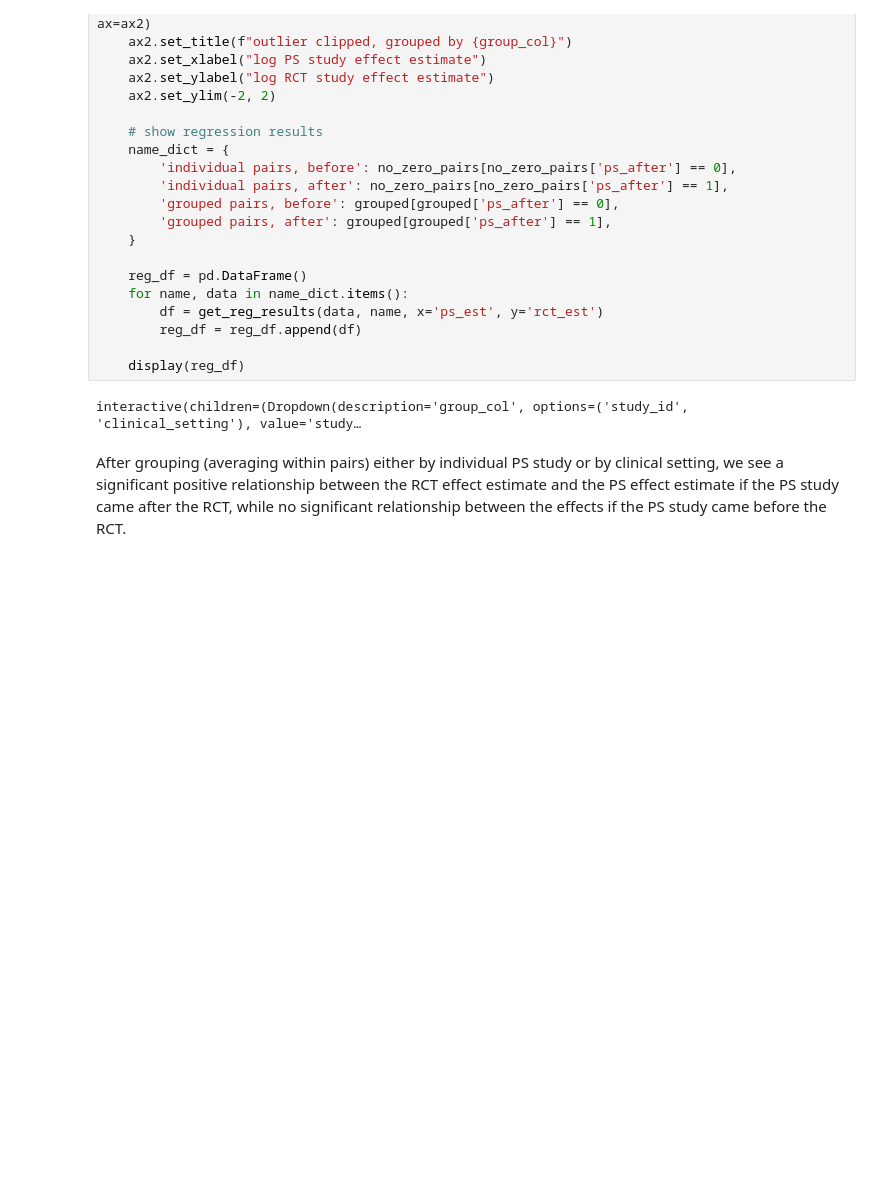
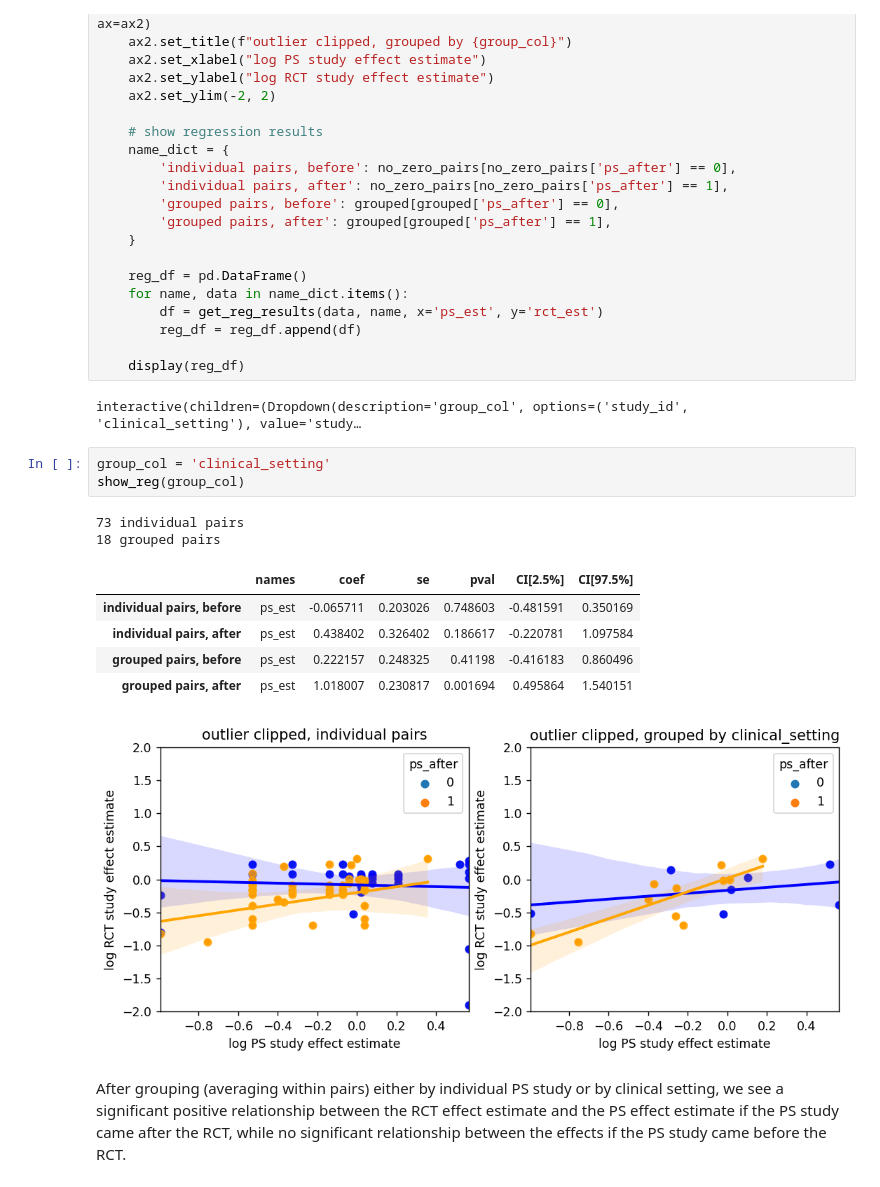
Before and after one commit to tliu526/psm-leakage, a Jupyter notebook: psm_leakage.ipynb, the cells around one changed output. Saved outputs shown, nothing was run; the diff lists cells and outputs as text; blank space fills up the shorter version.

Commit message:
render figure outside of widget for viewing

```diff
--- a/psm_leakage.ipynb
+++ b/psm_leakage.ipynb
@@ -205,6 +201,18 @@ def show_reg(group_col):
     display(reg_df)
 # %% [output]
 interactive(children=(Dropdown(description='group_col', options=('study_id', 'clinical_setting'), value='study…
+# %%
+group_col = 'clinical_setting'
+show_reg(group_col)
+# %% [output]
+73 individual pairs
+18 grouped pairs
+|  | names | coef | se | pval | CI[2.5%] | CI[97.5%] |
+| individual pairs, before | ps_est | -0.065711 | 0.203026 | 0.748603 | -0.481591 | 0.350169 |
+| individual pairs, after | ps_est | 0.438402 | 0.326402 | 0.186617 | -0.220781 | 1.097584 |
+| grouped pairs, before | ps_est | 0.222157 | 0.248325 | 0.41198 | -0.416183 | 0.860496 |
+| grouped pairs, after | ps_est | 1.018007 | 0.230817 | 0.001694 | 0.495864 | 1.540151 |
+[figure, added]
 # %% [markdown]
 After grouping (averaging within pairs) either by individual PS study or by clinical setting,
 we see a significant positive relationship between the RCT effect estimate and the PS effect
```
Also changed, not shown: parts of 2 cells of this notebook.
